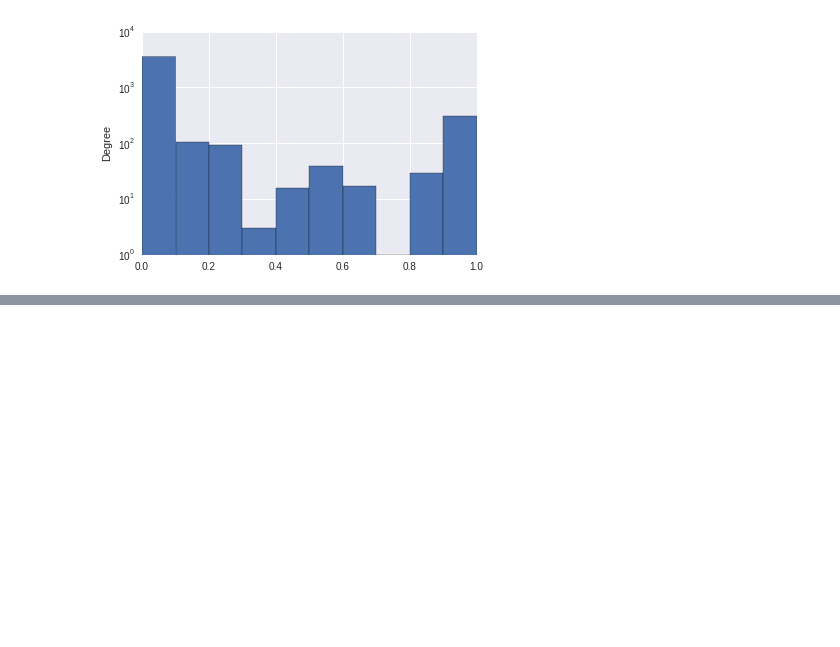
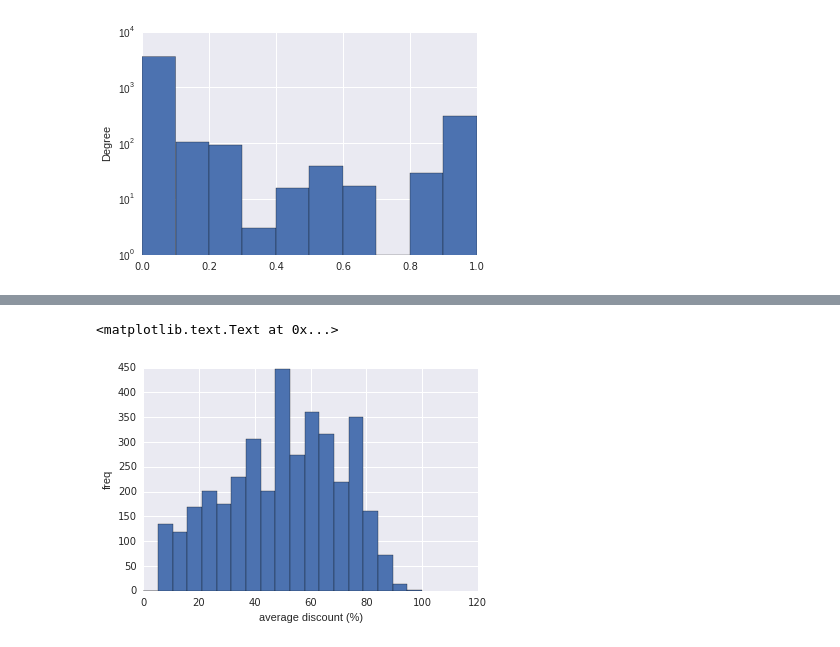
Before and after one commit to rbrackney/game_prices, a Jupyter notebook: data_analysis/purchase_recommender.ipynb, the cells around one changed output, grey strips where cells are left out. Drawn from its saved outputs; the diff is of its cells as text; code cells hidden in the pictures; blank space fills up the shorter version.

```diff
--- a/data_analysis/purchase_recommender.ipynb
+++ b/data_analysis/purchase_recommender.ipynb
@@ -47,0 +91,7 @@ plt.plot(x,y_l)
+# %%
+df_save_discount.avg_discount.plot(kind='hist',bins = np.linspace(0,100,20))
+plt.xlabel('average discount (%)')
+plt.ylabel('freq')
+# %% [output]
+<matplotlib.text.Text at 0x...>
+[figure, added]
```
Also changed, not shown: parts of 10 cells of this notebook, 1 other file.
